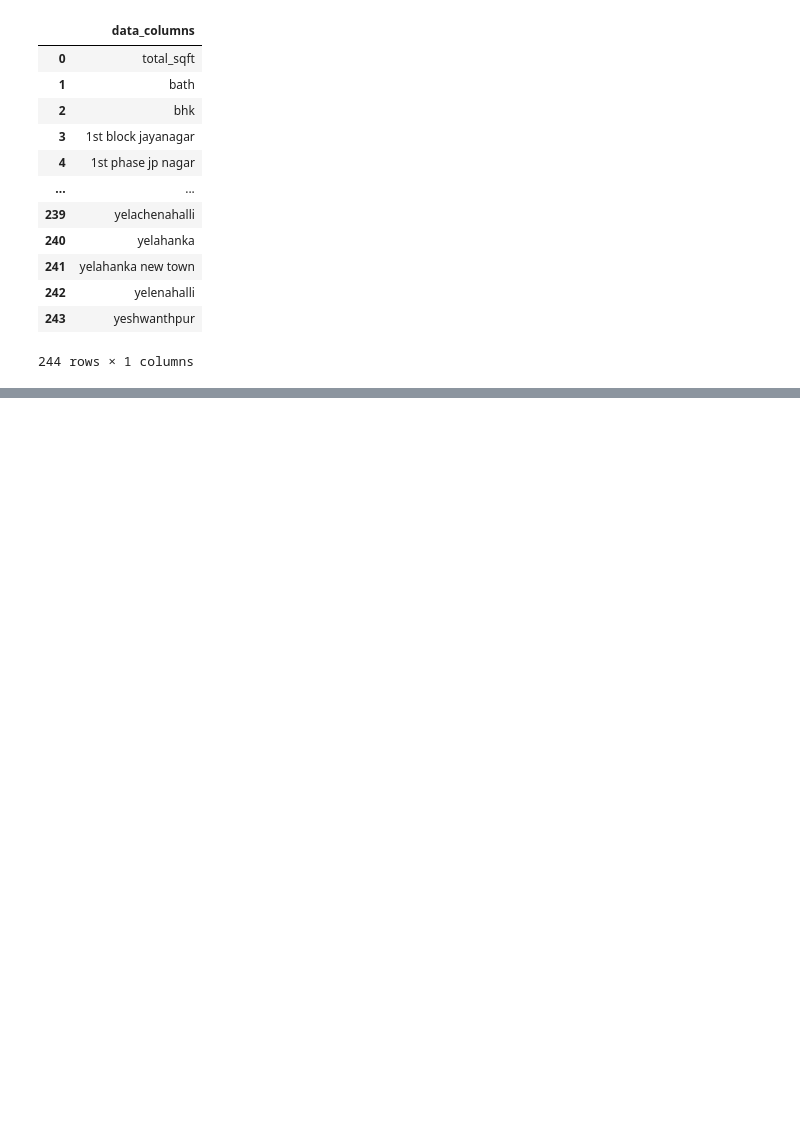
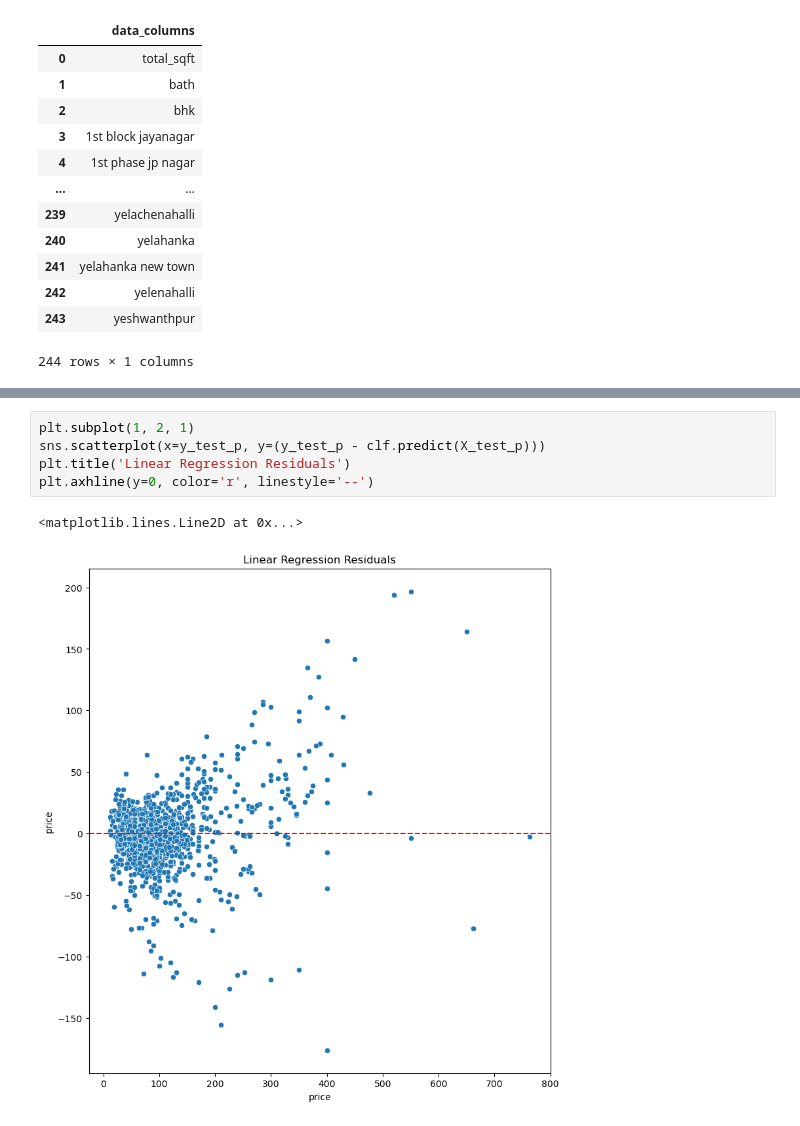
Before and after one commit to sanagahoi/Data_science_Project, a Jupyter notebook: CodeBasic_Project_HomePriceBangalore.ipynb, the cells around one changed output, grey strips where cells are left out. Drawn from its saved outputs; the diff is of its cells as text; blank space fills up the shorter version.

```diff
--- a/CodeBasic_Project_HomePriceBangalore.ipynb
+++ b/CodeBasic_Project_HomePriceBangalore.ipynb
@@ -548,0 +783,8 @@ col
+# %%
+plt.subplot(1, 2, 1)
+sns.scatterplot(x=y_test_p, y=(y_test_p - clf.predict(X_test_p)))
+plt.title('Linear Regression Residuals')
+plt.axhline(y=0, color='r', linestyle='--')
+# %% [output]
+<matplotlib.lines.Line2D at 0x...>
+[figure, added]
```
Also changed, not shown: parts of 25 cells of this notebook.
